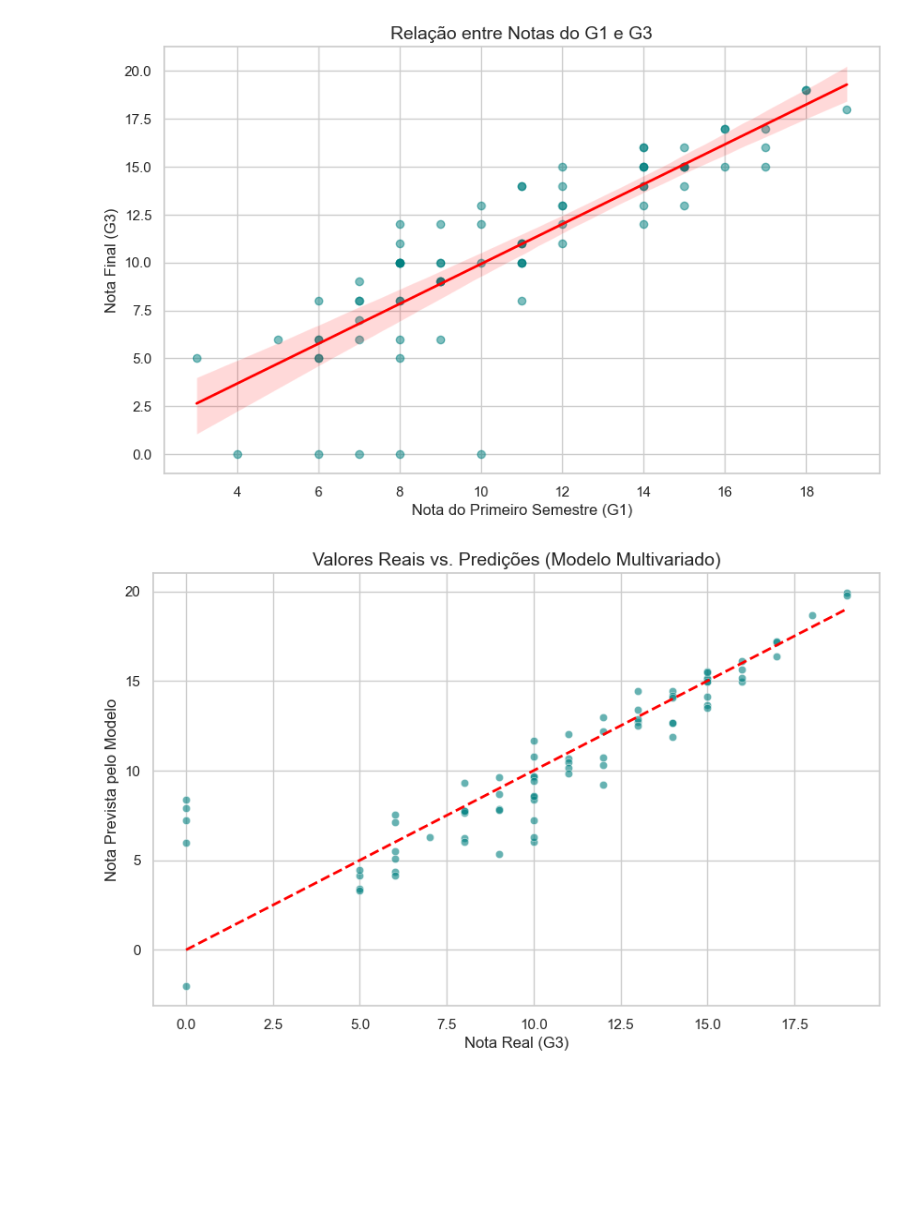
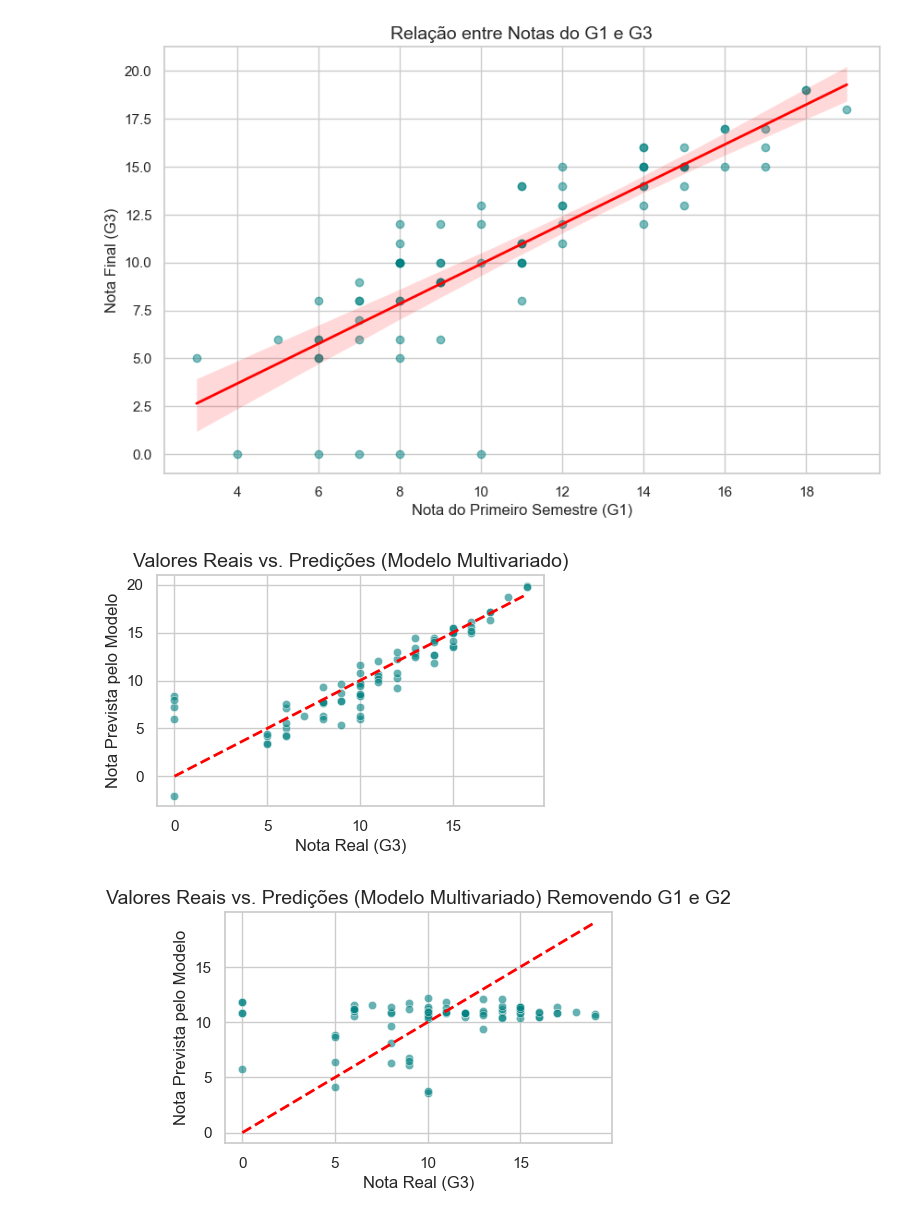
Before and after one commit to Bobonimo111/Atividades-faculdade-V, a Jupyter notebook: atv-meio-semestre-kaio-analise-de-dados/at.ipynb, the cells around one changed output. Drawn from its saved outputs; the diff is of its cells as text; code cells hidden in the pictures; blank space fills up the shorter version.

```diff
--- a/atv-meio-semestre-kaio-analise-de-dados/at.ipynb
+++ b/atv-meio-semestre-kaio-analise-de-dados/at.ipynb
@@ -120,18 +120,36 @@ plt.show()
 # %%
 # Gerando as predições do seu modelo
 y_pred = y_lreg_pred.flatten()  # Flatten para garantir que seja um array 1D
 
-plt.figure(figsize=(10, 6))
+plt.figure(figsize=(5, 3))
 sns.scatterplot(x=y_test["G3"], y=y_pred, alpha=0.6, color='teal')
 
 # Linha de referência (o ideal seria predição == real)
 plt.plot([y_test["G3"].min(), y_test["G3"].max()],
          [y_test["G3"].min(), y_test["G3"].max()],
          color='red', lw=2, linestyle='--')
 
 plt.title('Valores Reais vs. Predições (Modelo Multivariado)', fontsize=14)
 plt.xlabel('Nota Real (G3)', fontsize=12)
 plt.ylabel('Nota Prevista pelo Modelo', fontsize=12)
 plt.show()
 # %% [output]
-[figure, old version]
+[figure, new version]
+# %%
+# Gerando as predições do seu modelo
+y_pred_2 = y_lreg_pred_2.flatten()  # Flatten para garantir que seja um array 1D
+
+plt.figure(figsize=(5, 3))
+sns.scatterplot(x=y_test_2["G3"], y=y_pred_2, alpha=0.6, color='teal')
+
+# Linha de referência (o ideal seria predição == real)
+plt.plot([y_test_2["G3"].min(), y_test_2["G3"].max()],
+         [y_test_2["G3"].min(), y_test_2["G3"].max()],
+         color='red', lw=2, linestyle='--')
+
+plt.title('Valores Reais vs. Predições (Modelo Multivariado) Removendo G1 e G2', fontsize=14)
+plt.xlabel('Nota Real (G3)', fontsize=12)
+plt.ylabel('Nota Prevista pelo Modelo', fontsize=12)
+plt.show()
+# %% [output]
+[figure, added]
```
